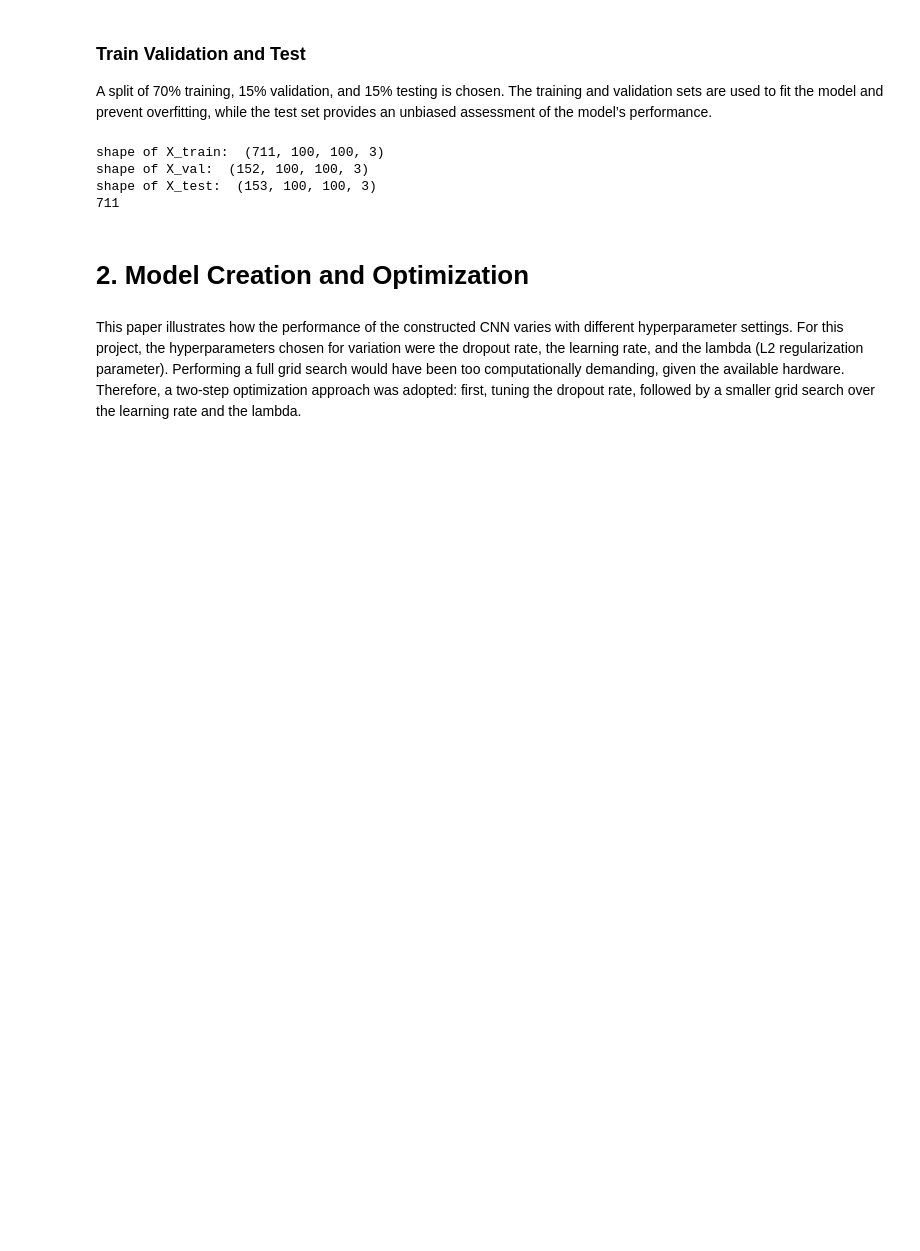
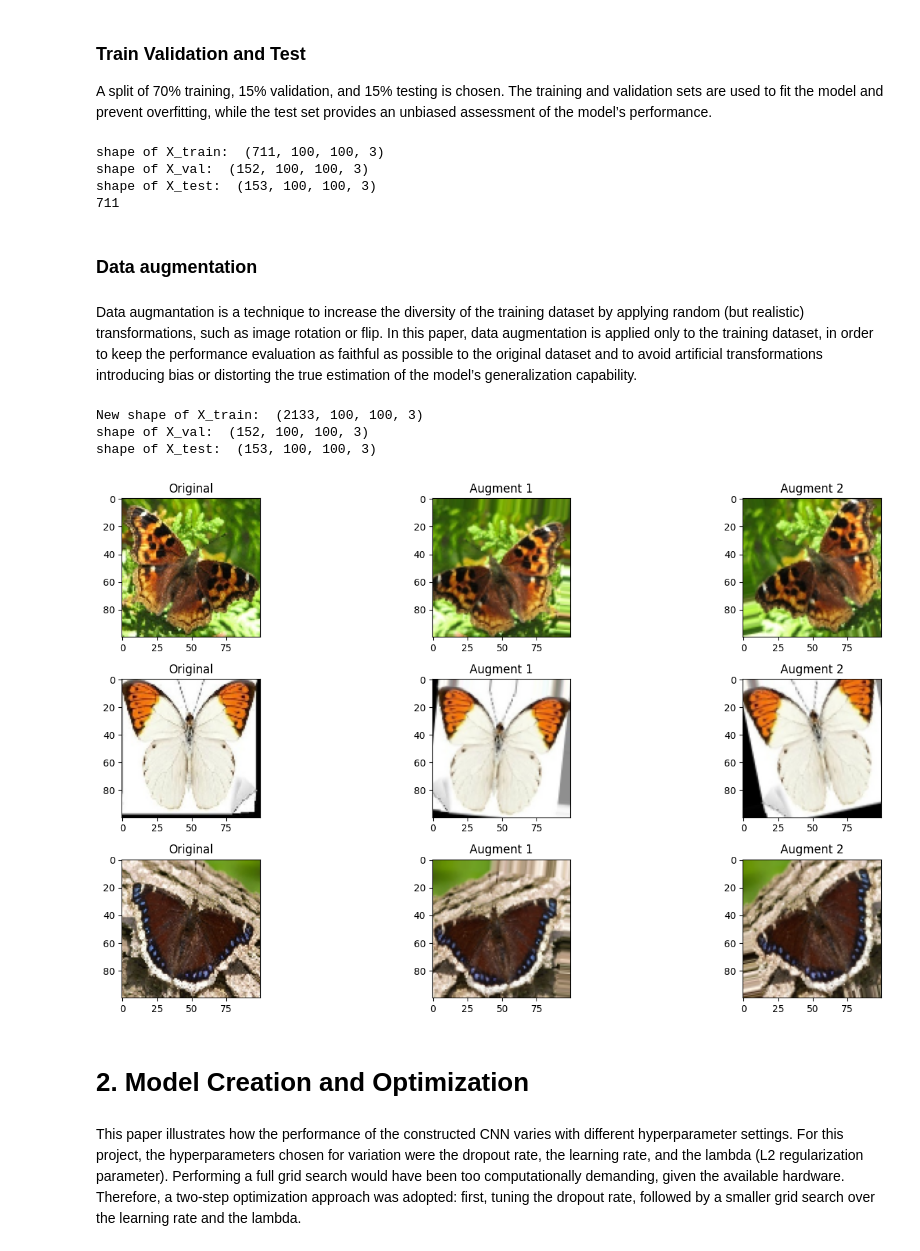
Before and after one commit to Stefano-Bozzi/LepidopterAI, a Jupyter notebook: training.ipynb, the cells around one changed output. Cells and saved outputs as stored; diff of their text form; code cells hidden in the pictures; blank space fills up the shorter version.

Commit message:
feat: add data augmentation after train test split
- add data augmentation only for training dataset
- make image to show data augmentation in report

```diff
--- a/training.ipynb
+++ b/training.ipynb
@@ -161,6 +161,79 @@ shape of X_train:  (711, 100, 100, 3)
 shape of X_val:  (152, 100, 100, 3)
 shape of X_test:  (153, 100, 100, 3)
 711
+# %% [markdown]
+### Data augmentation
+# %% [markdown]
+Data augmantation is a technique to increase the diversity of the training dataset by applying random (but realistic) transformations, such as image rotation or flip. In this paper, data augmentation is applied only to the training dataset, in order to keep the performance evaluation as faithful as possible to the original dataset and to avoid artificial transformations introducing bias or distorting the true estimation of the model’s generalization capability.
+# %%
+from tensorflow.keras.preprocessing.image import ImageDataGenerator
+
+# augmentation confiug
+datagen = ImageDataGenerator(
+    rotation_range=15,
+    width_shift_range=0.10,
+    height_shift_range=0.10,
+    zoom_range=0.15,
+    horizontal_flip=True,
+    vertical_flip=True,
+    fill_mode='nearest'
+)
+
+# new images for each existing one
+n_copies = 2
+
+X_train_aug = []
+y_train_aug = []
+
+for i in range(len(X_train)):
+    img = X_train[i]
+    label = y_train[i]
+
+    # expansion to shape (1, H, W, C)
+    img_expanded = np.expand_dims(img, axis=0)
+
+    aug_iter = datagen.flow(img_expanded, batch_size=1, seed=seed_value) # fix seed for better reprodicibility
+
+    for _ in range(n_copies):
+        aug_img = next(aug_iter)[0]
+        X_train_aug.append(aug_img)
+        y_train_aug.append(label)
+
+# new X,y _train
+X_train = np.concatenate([X_train, np.array(X_train_aug)], axis=0)
+y_train = np.concatenate([y_train, np.array(y_train_aug)], axis=0)
+
+print("New shape of X_train: ",X_train.shape)
+print("shape of X_val: ",X_val.shape)
+print("shape of X_test: ",X_test.shape)
+# %% [output]
+New shape of X_train:  (2133, 100, 100, 3)
+shape of X_val:  (152, 100, 100, 3)
+shape of X_test:  (153, 100, 100, 3)
+# %%
+# plot for report iwith original and augmented pics
+idx_original = [3,20,5]
+fig, axes = plt.subplots(len(idx_original), 3, figsize=(15, 8))
+
+for row in range(len(idx_original)):
+    index = idx_original[row]
+    axes[row][0].imshow(X_train[index])
+    axes[row][0].set_title("Original")
+    #axes[row][0].axis("off")
+
+    axes[row][1].imshow(X_train[2 * index + X_train_size_original])
+    axes[row][1].set_title("Augment 1")
+    #axes[row][1].axis("off")
+
+    axes[row][2].imshow(X_train[2 * index + X_train_size_original + 1])
+    axes[row][2].set_title("Augment 2")
+    #axes[row][2].axis("off")
+
+plt.tight_layout()
+#plt.savefig("data_aug.png")
+plt.show()
+# %% [output]
+[figure, added]
 # %% [markdown]
 # 2. Model Creation and Optimization
 # %% [markdown]
```
